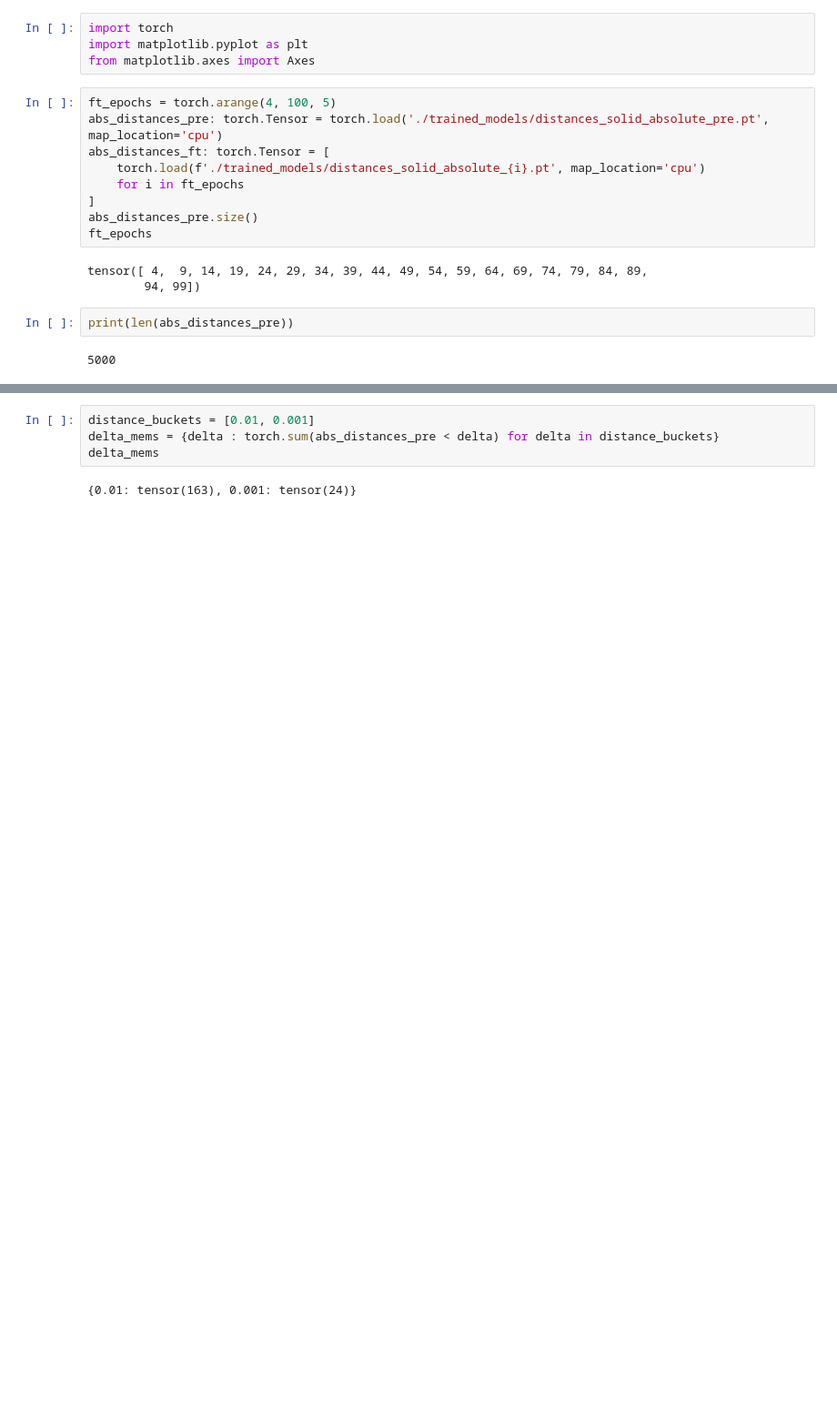
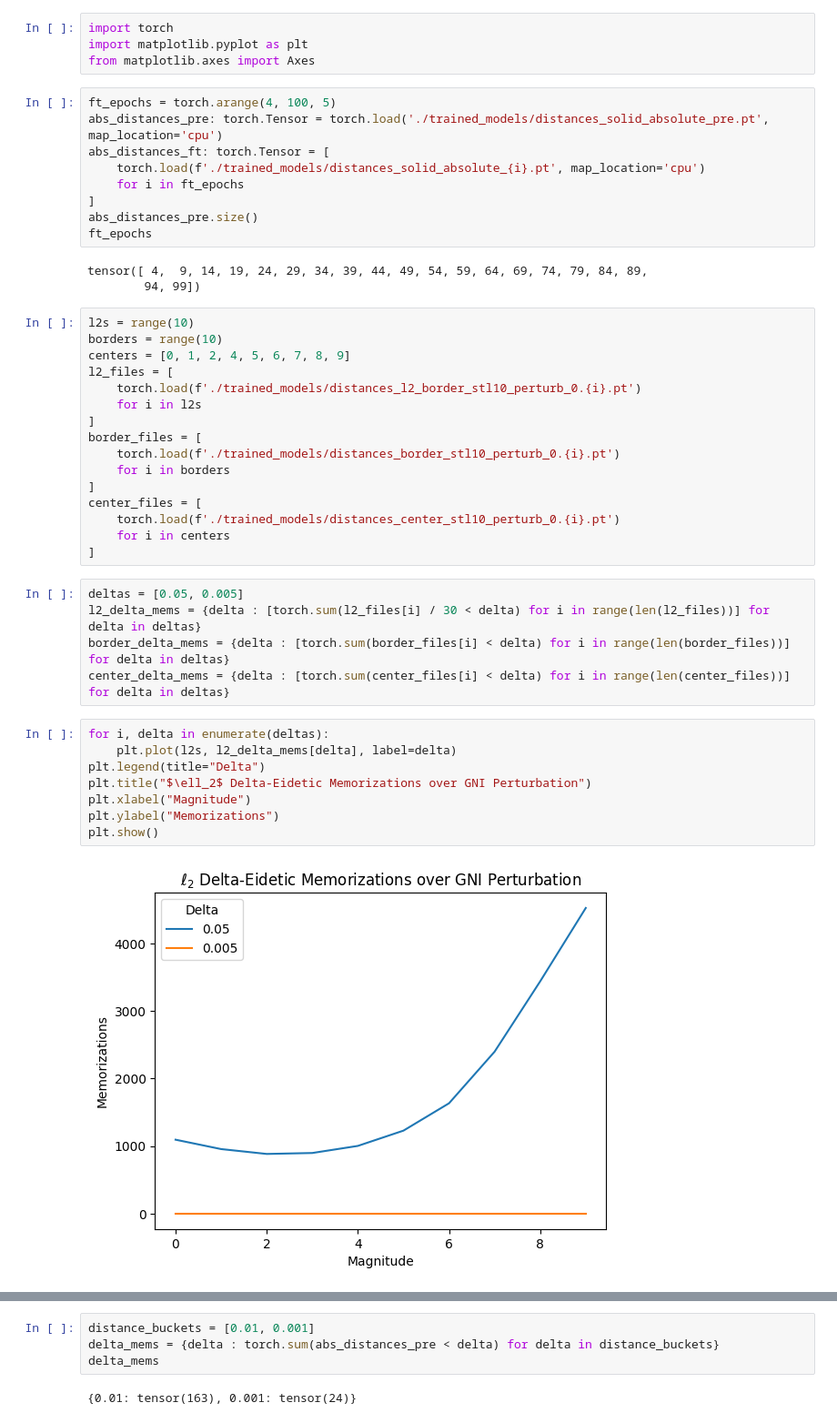
Before and after one commit to NickyDCFP/SolidMark, a Jupyter notebook: analyze_distances.ipynb, the cells around one changed output, grey strips where cells are left out. Shown at 91% size. Cells and saved outputs as stored; diff of their text form; blank space fills up the shorter version.

```diff
--- a/analyze_distances.ipynb
+++ b/analyze_distances.ipynb
@@ -14,7 +14,34 @@ ft_epochs
 # %% [output]
 tensor([ 4,  9, 14, 19, 24, 29, 34, 39, 44, 49, 54, 59, 64, 69, 74, 79, 84, 89,
         94, 99])
-# %%
-print(len(abs_distances_pre))
-# %% [output]
-5000
+# %%
+l2s = range(10)
+borders = range(10)
+centers = [0, 1, 2, 4, 5, 6, 7, 8, 9]
+l2_files = [
+    torch.load(f'./trained_models/distances_l2_border_stl10_perturb_0.{i}.pt')
+    for i in l2s
+]
+border_files = [
+    torch.load(f'./trained_models/distances_border_stl10_perturb_0.{i}.pt')
+    for i in borders
+]
+center_files = [
+    torch.load(f'./trained_models/distances_center_stl10_perturb_0.{i}.pt')
+    for i in centers
+]
+# %%
+deltas = [0.05, 0.005]
+l2_delta_mems = {delta : [torch.sum(l2_files[i] / 30 < delta) for i in range(len(l2_files))] for delta in deltas}
+border_delta_mems = {delta : [torch.sum(border_files[i] < delta) for i in range(len(border_files))] for delta in deltas}
+center_delta_mems = {delta : [torch.sum(center_files[i] < delta) for i in range(len(center_files))] for delta in deltas}
+# %%
+for i, delta in enumerate(deltas):
+    plt.plot(l2s, l2_delta_mems[delta], label=delta)
+plt.legend(title="Delta")
+plt.title("$\ell_2$ Delta-Eidetic Memorizations over GNI Perturbation")
+plt.xlabel("Magnitude")
+plt.ylabel("Memorizations")
+plt.show()
+# %% [output]
+[figure, added]
```
Also changed, not shown: parts of 6 cells of this notebook, 9 other files.
